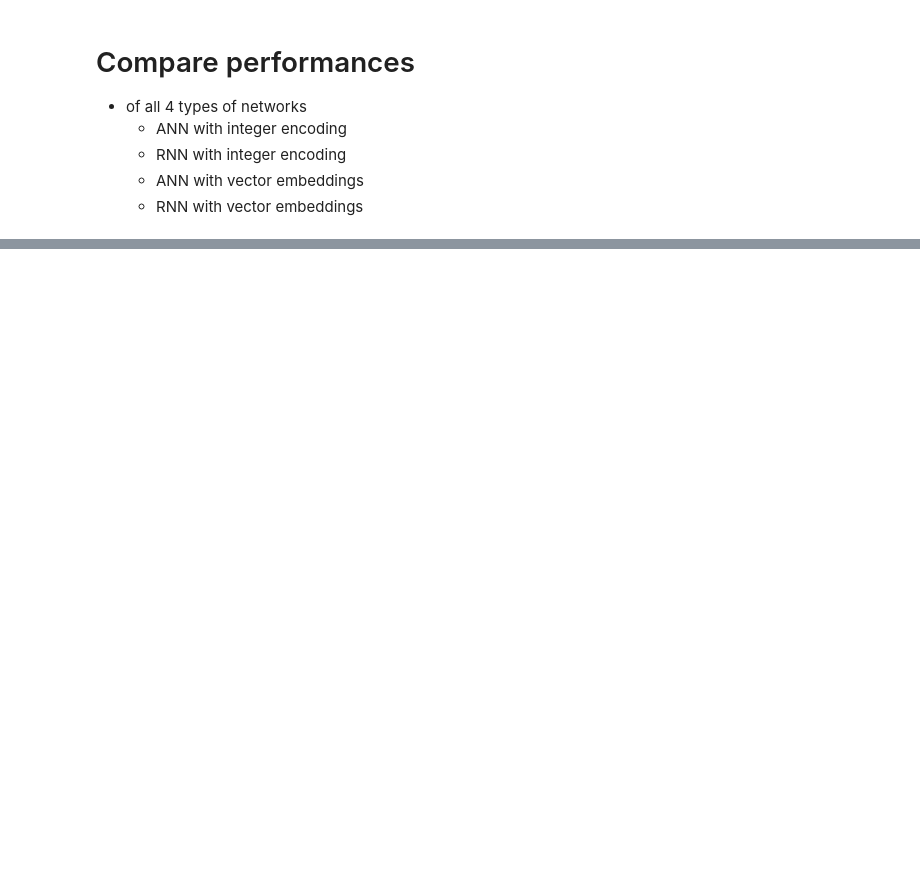
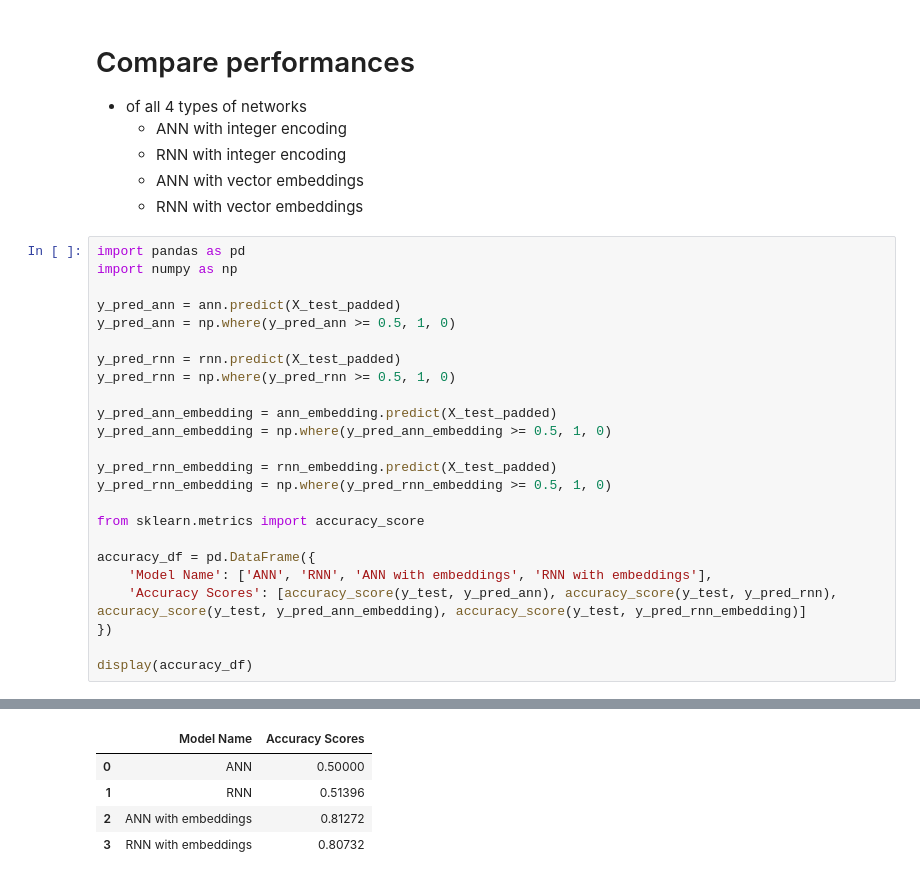
Before and after one commit to akshayDev17/NNProjects, a Jupyter notebook: RNNs/RNNvsANN.ipynb, the cells around one changed output, grey strips where cells are left out. Drawn from its saved outputs; the diff is of its cells as text; blank space fills up the shorter version.

```diff
--- a/RNNs/RNNvsANN.ipynb
+++ b/RNNs/RNNvsANN.ipynb
@@ -509,3 +751,28 @@ print(f"Accuracy for test set is {accuracy_score(y_test, y_pred)}")
   - RNN with integer encoding
   - ANN with vector embeddings
   - RNN with vector embeddings
+# %%
+import pandas as pd
+import numpy as np
+
+y_pred_ann = ann.predict(X_test_padded)
+y_pred_ann = np.where(y_pred_ann >= 0.5, 1, 0)
+
+y_pred_rnn = rnn.predict(X_test_padded)
+y_pred_rnn = np.where(y_pred_rnn >= 0.5, 1, 0)
+
+y_pred_ann_embedding = ann_embedding.predict(X_test_padded)
+y_pred_ann_embedding = np.where(y_pred_ann_embedding >= 0.5, 1, 0)
+
+y_pred_rnn_embedding = rnn_embedding.predict(X_test_padded)
+y_pred_rnn_embedding = np.where(y_pred_rnn_embedding >= 0.5, 1, 0)
+
+from sklearn.metrics import accuracy_score
+
+accuracy_df = pd.DataFrame({
+    'Model Name': ['ANN', 'RNN', 'ANN with embeddings', 'RNN with embeddings'],
+    'Accuracy Scores': [accuracy_score(y_test, y_pred_ann), accuracy_score(y_test, y_pred_rnn), accuracy_score(y_test, y_pred_ann_embedding), accuracy_score(y_test, y_pred_rnn_embedding)]
+})
+
+display(accuracy_df)
+# %% [output]
@@ -511,0 +783,5 @@ print(f"Accuracy for test set is {accuracy_score(y_test, y_pred)}")
+|  | Model Name | Accuracy Scores |
+| 0 | ANN | 0.50000 |
+| 1 | RNN | 0.51396 |
+| 2 | ANN with embeddings | 0.81272 |
+| 3 | RNN with embeddings | 0.80732 |
```
Also changed, not shown: parts of 40 cells of this notebook.
